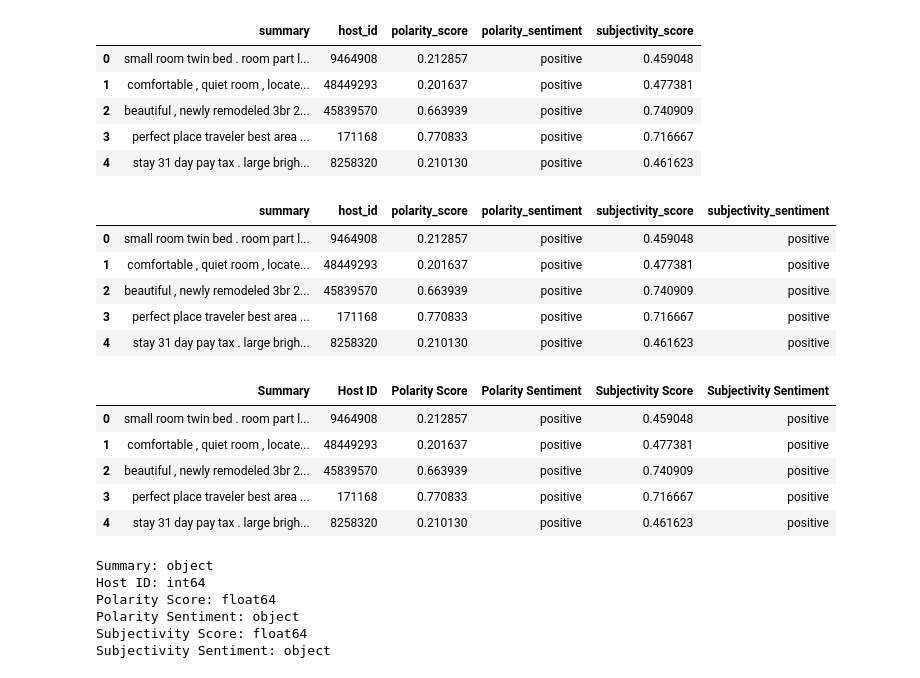
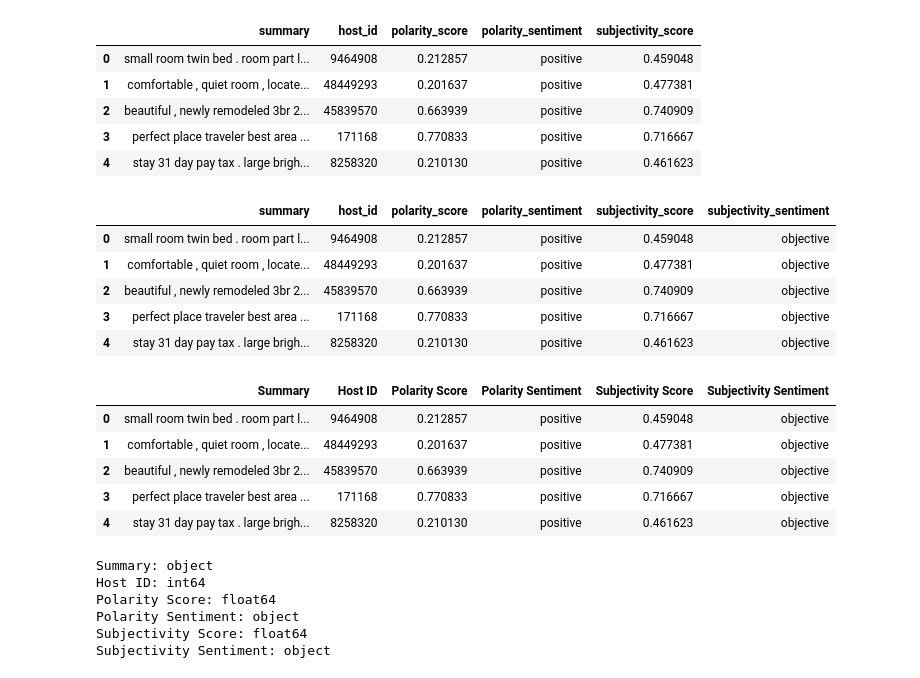
Before and after one commit to ml9148/Project_03_Data_Engineering, a Jupyter notebook: ipynb/sentiment.ipynb, the cells around one changed output. Cells and saved outputs as stored; diff of their text form; code cells hidden in the pictures.

```diff
--- a/ipynb/sentiment.ipynb
+++ b/ipynb/sentiment.ipynb
@@ -170,28 +170,28 @@ df_clean['subjectivity_sentiment'] = ""
 # %%
 # recode subjectivity scores as sentiment (positive, negative, neutral)
 def defined_sentiment(review):
     subjectivity_sentiment = TextBlob(review)
 
     sentiment = subjectivity_sentiment.sentiment.polarity
     if sentiment > 0:
-        return "positive"
+        return "objective"
     elif sentiment < 0:
-        return "negative"
+        return "subjective"
     else:
         return "neutral"
 
 # add subjectivity sentiment to the new column
 df_clean['subjectivity_sentiment'] = df_clean['summary'].apply(defined_sentiment)
 
 # print to confirm
 df_clean.head()
 # %% [output]
 |  | summary | host_id | polarity_score | polarity_sentiment | subjectivity_score | subjectivity_sentiment |
-| 0 | small room twin bed . room part l... | 9464908 | 0.212857 | positive | 0.459048 | positive |
-| 1 | comfortable , quiet room , locate... | 48449293 | 0.201637 | positive | 0.477381 | positive |
-| 2 | beautiful , newly remodeled 3br 2... | 45839570 | 0.663939 | positive | 0.740909 | positive |
-| 3 | perfect place traveler best area ... | 171168 | 0.770833 | positive | 0.716667 | positive |
-| 4 | stay 31 day pay tax . large brigh... | 8258320 | 0.210130 | positive | 0.461623 | positive |
+| 0 | small room twin bed . room part l... | 9464908 | 0.212857 | positive | 0.459048 | objective |
+| 1 | comfortable , quiet room , locate... | 48449293 | 0.201637 | positive | 0.477381 | objective |
+| 2 | beautiful , newly remodeled 3br 2... | 45839570 | 0.663939 | positive | 0.740909 | objective |
+| 3 | perfect place traveler best area ... | 171168 | 0.770833 | positive | 0.716667 | objective |
+| 4 | stay 31 day pay tax . large brigh... | 8258320 | 0.210130 | positive | 0.461623 | objective |
 # %%
 # Update column header names
 df_clean = df_clean.rename(columns={'host_id': 'Host ID', 'summary': 'Summary', 'polarity_score': 'Polarity Score', 'polarity_sentiment': 'Polarity Sentiment', 'subjectivity_score': 'Subjectivity Score', 'subjectivity_sentiment': 'Subjectivity Sentiment'})
@@ -200,11 +200,11 @@ df_clean = df_clean.rename(columns={'host_id': 'Host ID', 'summary': 'Summary',
 df_clean.head()
 # %% [output]
 |  | Summary | Host ID | Polarity Score | Polarity Sentiment | Subjectivity Score | Subjectivity Sentiment |
-| 0 | small room twin bed . room part l... | 9464908 | 0.212857 | positive | 0.459048 | positive |
-| 1 | comfortable , quiet room , locate... | 48449293 | 0.201637 | positive | 0.477381 | positive |
-| 2 | beautiful , newly remodeled 3br 2... | 45839570 | 0.663939 | positive | 0.740909 | positive |
-| 3 | perfect place traveler best area ... | 171168 | 0.770833 | positive | 0.716667 | positive |
-| 4 | stay 31 day pay tax . large brigh... | 8258320 | 0.210130 | positive | 0.461623 | positive |
+| 0 | small room twin bed . room part l... | 9464908 | 0.212857 | positive | 0.459048 | objective |
+| 1 | comfortable , quiet room , locate... | 48449293 | 0.201637 | positive | 0.477381 | objective |
+| 2 | beautiful , newly remodeled 3br 2... | 45839570 | 0.663939 | positive | 0.740909 | objective |
+| 3 | perfect place traveler best area ... | 171168 | 0.770833 | positive | 0.716667 | objective |
+| 4 | stay 31 day pay tax . large brigh... | 8258320 | 0.210130 | positive | 0.461623 | objective |
 # %%
 # check data types
 for column in df_clean.columns:
```
Also changed, not shown: 4 other files.
